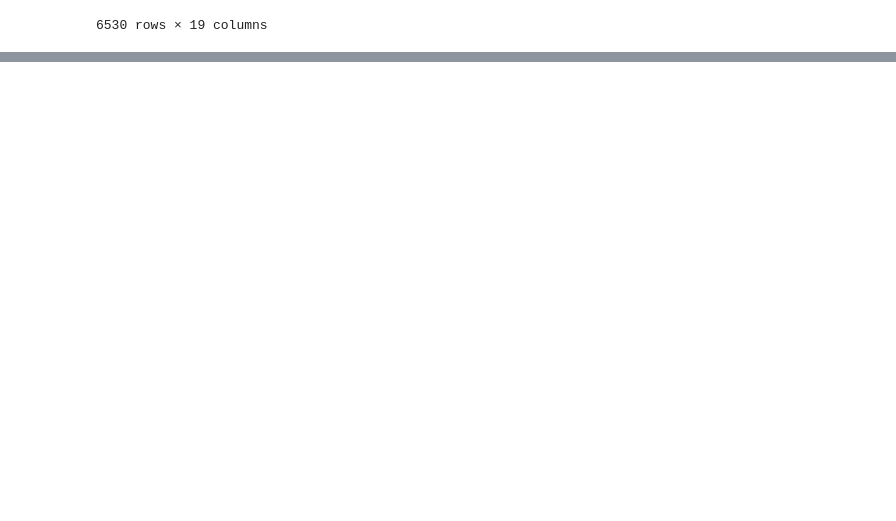
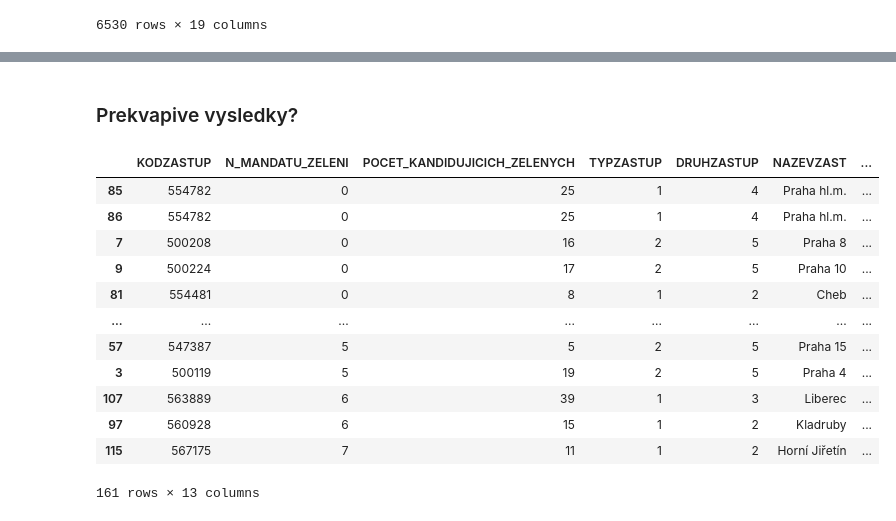
Before and after one commit to johnnyheineken/komunal_sz_2022, a Jupyter notebook: volby-data.ipynb, the cells around one changed output, grey strips where cells are left out. Cells and saved outputs as stored; diff of their text form; code cells hidden in the pictures; blank space fills up the shorter version.

```diff
--- a/volby-data.ipynb
+++ b/volby-data.ipynb
@@ -367,0 +322,20 @@ Notes:
+# %% [markdown]
+### Prekvapive vysledky?
+# %%
+model_data['PREDIKCE'] = results.predict(model_data[variables_to_use])
+model_data['DIFF'] = model_data['N_MANDATU_ZELENI'] - model_data['PREDIKCE']
+model_data.sort_values('DIFF')
+# %% [output]
+|  | KODZASTUP | N_MANDATU_ZELENI | POCET_KANDIDUJICICH_ZELENYCH | TYPZASTUP | DRUHZASTUP | NAZEVZAST | ... |
+| 85 | 554782 | 0 | 25 | 1 | 4 | Praha hl.m. | ... |
+| 86 | 554782 | 0 | 25 | 1 | 4 | Praha hl.m. | ... |
+| 7 | 500208 | 0 | 16 | 2 | 5 | Praha 8 | ... |
+| 9 | 500224 | 0 | 17 | 2 | 5 | Praha 10 | ... |
+| 81 | 554481 | 0 | 8 | 1 | 2 | Cheb | ... |
+| ... | ... | ... | ... | ... | ... | ... | ... |
+| 57 | 547387 | 5 | 5 | 2 | 5 | Praha 15 | ... |
+| 3 | 500119 | 5 | 19 | 2 | 5 | Praha 4 | ... |
+| 107 | 563889 | 6 | 39 | 1 | 3 | Liberec | ... |
+| 97 | 560928 | 6 | 15 | 1 | 2 | Kladruby | ... |
+| 115 | 567175 | 7 | 11 | 1 | 2 | Horní Jiřetín | ... |
+161 rows × 13 columns
```
Also changed, not shown: parts of 50 cells of this notebook.
